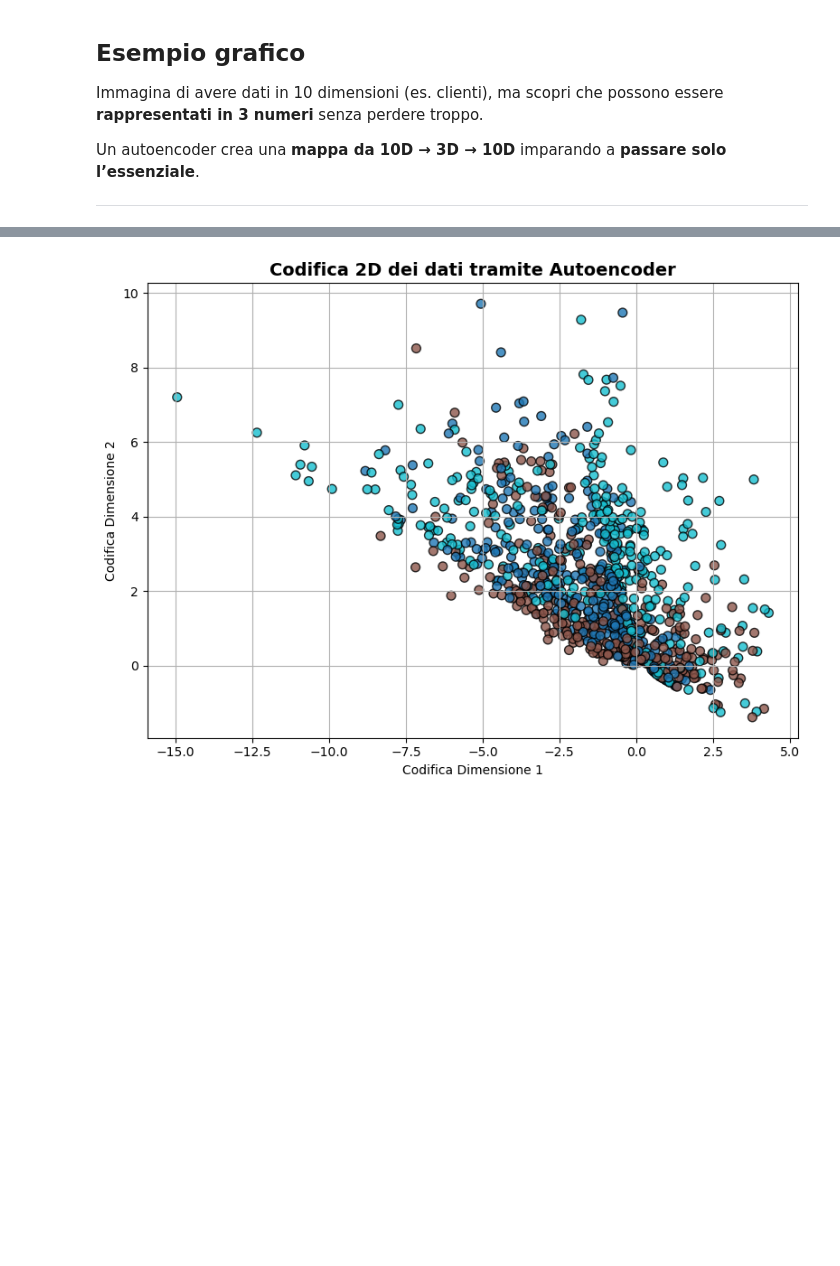
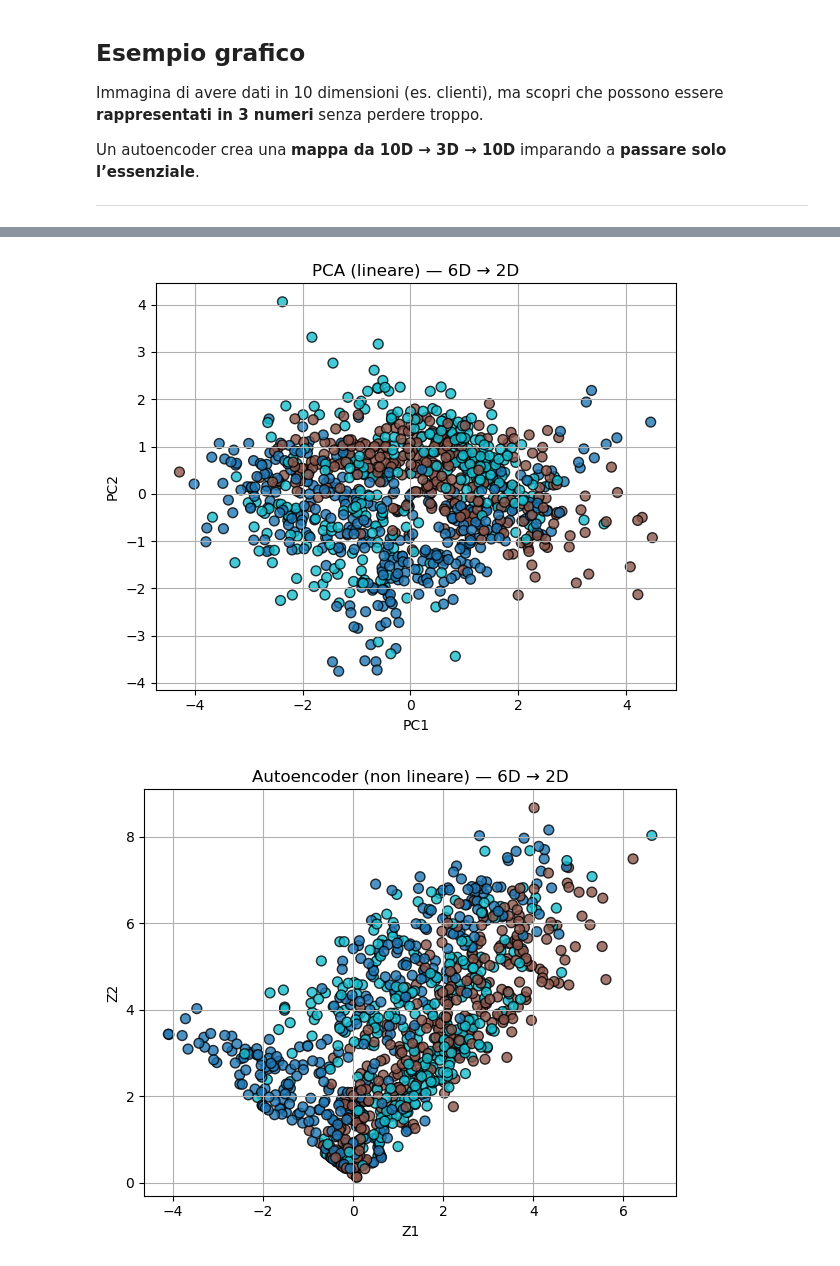
Before and after one commit to Witcheer1999/corso-ai-PROFICE, a Jupyter notebook: 03 - ML unsupervised.ipynb, the cells around one changed output, grey strips where cells are left out. Saved outputs shown, nothing was run; the diff lists cells and outputs as text; code cells hidden in the pictures; blank space fills up the shorter version.

```diff
--- a/03 - ML unsupervised.ipynb
+++ b/03 - ML unsupervised.ipynb
@@ -1163,60 +1163,75 @@ import matplotlib.pyplot as plt
 from sklearn.datasets import make_classification
 from sklearn.preprocessing import StandardScaler
 from sklearn.decomposition import PCA
+from sklearn.manifold import TSNE
 
 import tensorflow as tf
 from tensorflow.keras.models import Model
 from tensorflow.keras.layers import Input, Dense
 
-# 1. Creiamo un dataset sintetico con 12 feature e 3 classi
+# 1) Dataset sintetico (6D, 3 classi)
 X, y = make_classification(
     n_samples=1000,
-    n_features=12,
-    n_informative=8,
-    n_redundant=2,
+    n_features=6,
+    n_informative=4,
+    n_redundant=1,
     n_classes=3,
     random_state=42
 )
 
-# 2. Standardizzazione
+# 2) Standardizzazione
 scaler = StandardScaler()
 X_scaled = scaler.fit_transform(X)
 
-# 3. Creazione Autoencoder semplice
+# 3) PCA per confronto
+pca = PCA(n_components=2, random_state=42)
+X_pca = pca.fit_transform(X_scaled)
+
+# 4) Autoencoder 6D -> 2D
 input_dim = X_scaled.shape[1]
-encoding_dim = 2  # compressiamo da 12D a 2D
+encoding_dim = 2
 
-# Encoder
 input_layer = Input(shape=(input_dim,))
 encoded = Dense(8, activation='relu')(input_layer)
 encoded = Dense(4, activation='relu')(encoded)
 code = Dense(encoding_dim, activation='linear')(encoded)
 
-# Decoder
 decoded = Dense(4, activation='relu')(code)
 decoded = Dense(8, activation='relu')(decoded)
 output_layer = Dense(input_dim, activation='linear')(decoded)
 
-# Modello completo
 autoencoder = Model(inputs=input_layer, outputs=output_layer)
-
-# Modello encoder (per visualizzare la codifica)
 encoder = Model(inputs=input_layer, outputs=code)
 
-# Compilazione e addestramento
 autoencoder.compile(optimizer='adam', loss='mse')
-history = autoencoder.fit(X_scaled, X_scaled, epochs=50, batch_size=32, verbose=0)
+autoencoder.fit(X_scaled, X_scaled, epochs=50, batch_size=32, verbose=0)
 
-# 4. Estrazione codifica 2D
-X_encoded = encoder.predict(X_scaled)
+# 5) Codifica 2D dall'encoder
+X_ae = encoder.predict(X_scaled, verbose=0)
 
-# 5. Visualizzazione codifica 2D colorata per classe
-plt.figure(figsize=(8, 6))
-plt.scatter(X_encoded[:, 0], X_encoded[:, 1], c=y, cmap='tab10', s=50, edgecolor='black', alpha=0.8)
-plt.title("Codifica 2D dei dati tramite Autoencoder", fontsize=14, weight='bold')
-plt.xlabel("Codifica Dimensione 1")
-plt.ylabel("Codifica Dimensione 2")
-plt.grid(True)
-plt.tight_layout()
+# 6) t-SNE (su dati standardizzati, non su PCA)
+tsne = TSNE(n_components=2, perplexity=30, learning_rate='auto', init='pca', random_state=42)
+X_tsne = tsne.fit_transform(X_scaled)
+
+# 7) Visualizzazioni (PCA, Autoencoder, t-SNE)
+plt.figure(figsize=(6,5))
+plt.scatter(X_pca[:, 0], X_pca[:, 1], c=y, cmap='tab10', s=50, edgecolor='black', alpha=0.8)
+plt.title("PCA (lineare) — 6D → 2D")
+plt.xlabel("PC1"); plt.ylabel("PC2")
+plt.grid(True); plt.tight_layout()
 plt.show()
+
+plt.figure(figsize=(6,5))
+plt.scatter(X_ae[:, 0], X_ae[:, 1], c=y, cmap='tab10', s=50, edgecolor='black', alpha=0.8)
+plt.title("Autoencoder (non lineare) — 6D → 2D")
+plt.xlabel("Z1"); plt.ylabel("Z2")
+plt.grid(True); plt.tight_layout()
+plt.show()
+
+plt.figure(figsize=(6,5))
+plt.scatter(X_tsne[:, 0], X_tsne[:, 1], c=y, cmap='tab10', s=50, edgecolor='black', alpha=0.8)
+plt.title("t-SNE (non lineare, manifold) — 6D → 2D")
+plt.xlabel("t-SNE 1"); plt.ylabel("t-SNE 2")
+plt.grid(True); plt.tight_layout()
+plt.show()
 # %% [output]
@@ -1224 +1238,2 @@ plt.show()
-[figure, old version]
+[figure, new version]
+[figure, added]
```
Also changed, not shown: parts of 9 cells of this notebook.
